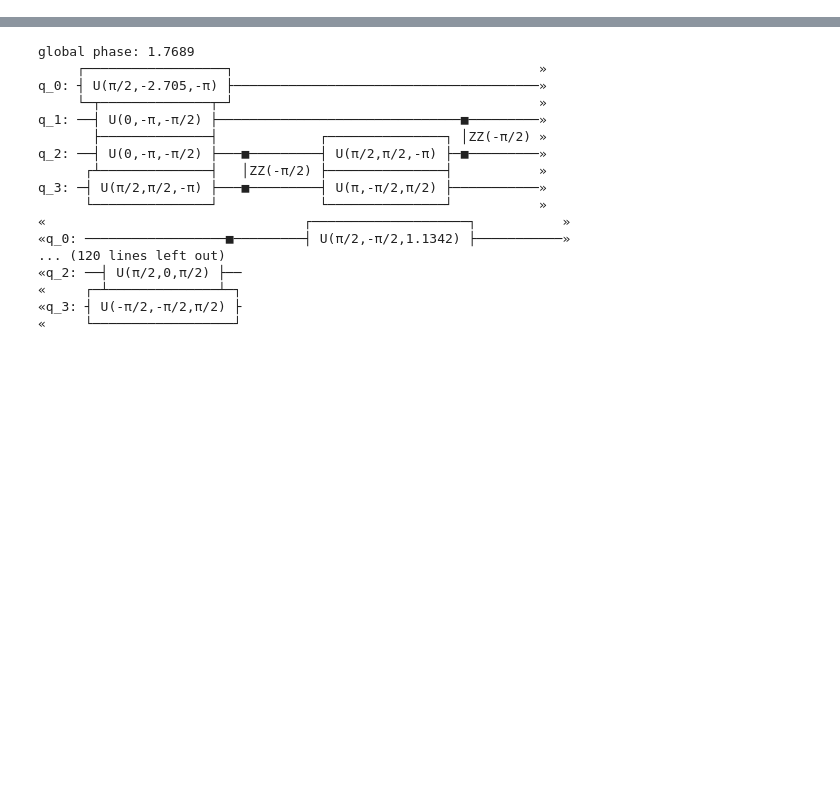
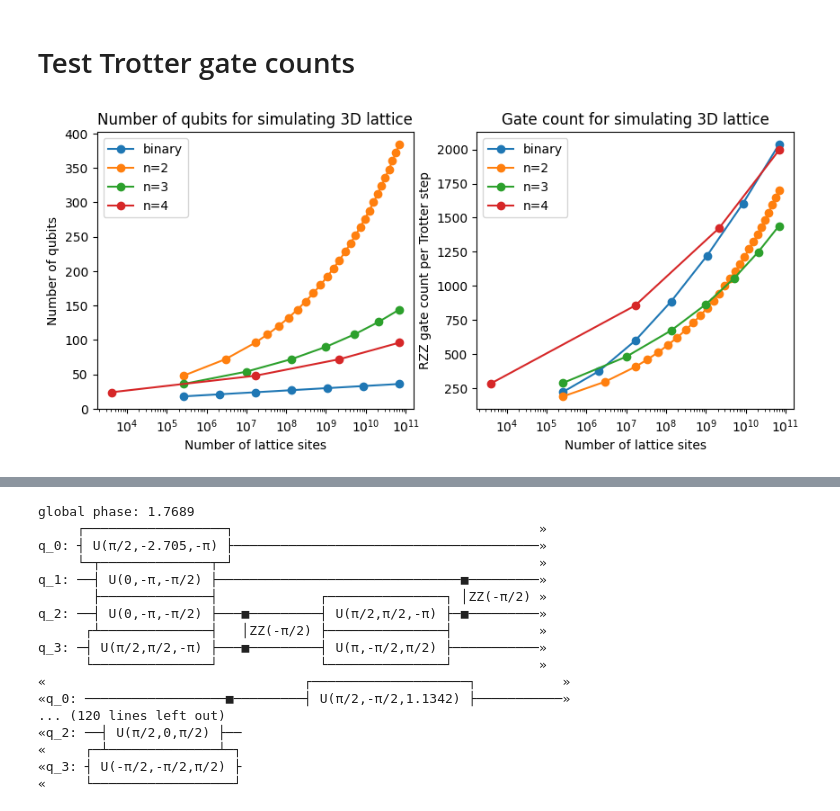
Before and after one commit to Chriscrosser3310/one_hot_QTT, a Jupyter notebook: test_gate_counts.ipynb, the cells around one changed output, grey strips where cells are left out. Cells and saved outputs as stored; diff of their text form; code cells hidden in the pictures; blank space fills up the shorter version.

```diff
--- a/test_gate_counts.ipynb
+++ b/test_gate_counts.ipynb
@@ -5,0 +11,2 @@ from qiskit import transpile
+# %% [markdown]
+# Test Trotter gate counts
@@ -5,0 +78,37 @@ from qiskit import transpile
+# %%
+D = 3
+
+fig, axes = plt.subplots(1, 2, figsize=(10, 4))  # 1 row, 2 columns
+
+axes[0].plot(np.array(b_ls)**D, D*np.array(b_qs), label="binary", marker='o')
+#plt.plot(D*np.array(n1_ls), n1_rzz, label="n=1")
+for n in [2, 3, 4]:
+    if len(n_ls[n]) > 0:
+        axes[0].plot(np.array(n_ls[n])**D, D*np.array(n_qs[n]), label=f"n={n}", marker='o')
+#plt.plot(np.array(n3_ls)**D, D*np.array(n3_rzz), label="n=3")
+#plt.plot(np.array(n4_ls)**D, D*np.array(n4_rzz), label="n=4")
+
+D = 3
+axes[1].plot(np.array(b_ls)**D, D*np.array(b_rzz), label="binary", marker='o')
+#plt.plot(D*np.array(n1_ls), n1_rzz, label="n=1")
+for n in [2, 3, 4]:
+    if len(n_ls[n]) > 0:
+        axes[1].plot(np.array(n_ls[n])**D, D*np.array(n_rzz[n]), label=f"n={n}", marker='o')
+#plt.plot(np.array(n3_ls)**D, D*np.array(n3_rzz), label="n=3")
+#plt.plot(np.array(n4_ls)**D, D*np.array(n4_rzz), label="n=4")
+
+axes[0].set_title("Number of qubits for simulating 3D lattice")
+axes[0].set_xlabel("Number of lattice sites")
+axes[0].set_ylabel("Number of qubits")
+axes[0].set_xscale("log")
+axes[0].legend()
+
+axes[1].set_title("Gate count for simulating 3D lattice")
+axes[1].set_xlabel("Number of lattice sites")
+axes[1].set_ylabel("RZZ gate count per Trotter step")
+axes[1].set_xscale("log")
+axes[1].legend()
+
+plt.show()
+# %% [output]
+[figure, added]
```
Also changed, not shown: parts of 6 cells of this notebook, 4 other files.
